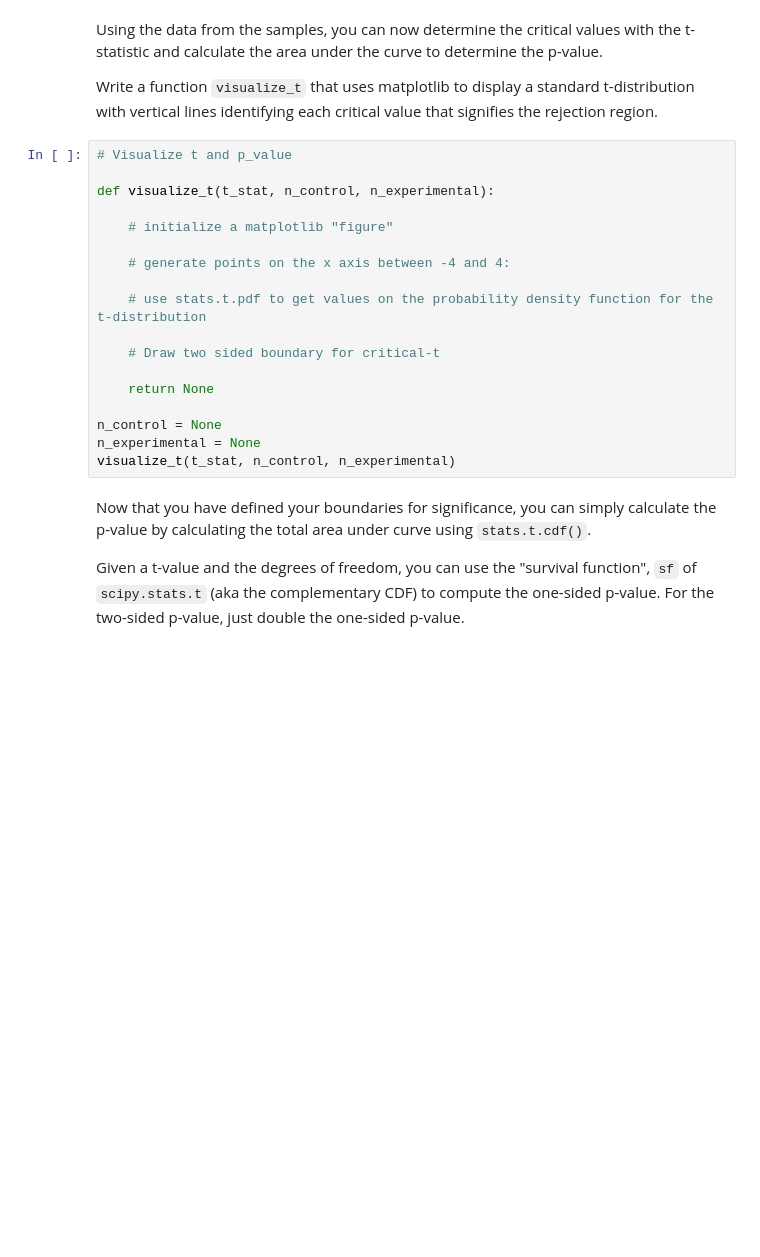
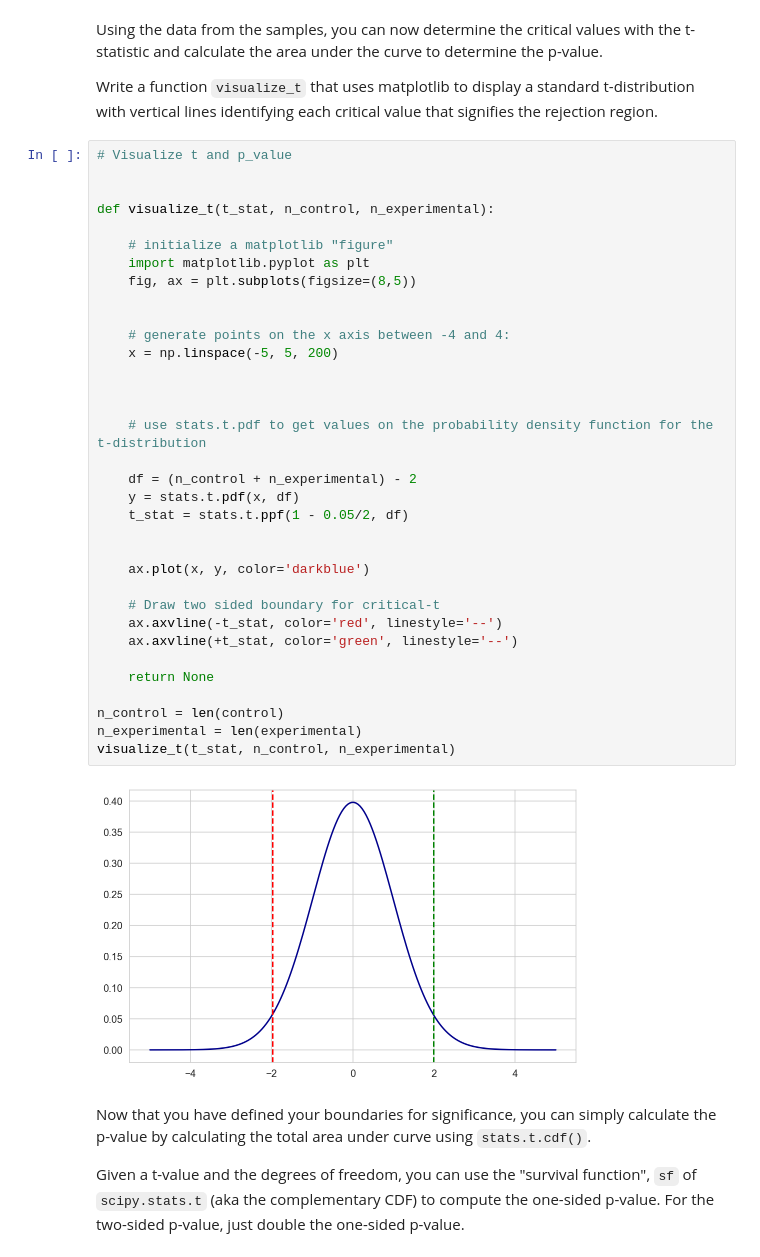
Before and after one commit to Makster04/dsc-two-sample-t-tests-lab, a Jupyter notebook: index.ipynb, the cells around one changed output. Cells and saved outputs as stored; diff of their text form; blank space fills up the shorter version.

```diff
--- a/index.ipynb
+++ b/index.ipynb
@@ -192,22 +192,40 @@ Using the data from the samples, you can now determine the critical values with
 Write a function `visualize_t` that uses matplotlib to display a standard t-distribution with vertical lines identifying each critical value that signifies the rejection region.
 # %%
 # Visualize t and p_value
+
 
 def visualize_t(t_stat, n_control, n_experimental):
 
     # initialize a matplotlib "figure"
+    import matplotlib.pyplot as plt
+    fig, ax = plt.subplots(figsize=(8,5))
+
 
     # generate points on the x axis between -4 and 4:
+    x = np.linspace(-5, 5, 200)
+
+
 
     # use stats.t.pdf to get values on the probability density function for the t-distribution
 
+    df = (n_control + n_experimental) - 2
+    y = stats.t.pdf(x, df)
+    t_stat = stats.t.ppf(1 - 0.05/2, df)
+
+
+    ax.plot(x, y, color='darkblue')
+
     # Draw two sided boundary for critical-t
+    ax.axvline(-t_stat, color='red', linestyle='--')
+    ax.axvline(+t_stat, color='green', linestyle='--')
 
     return None
 
-n_control = None
-n_experimental = None
+n_control = len(control)
+n_experimental = len(experimental)
 visualize_t(t_stat, n_control, n_experimental)
+# %% [output]
+[figure, added]
 # %% [markdown]
 Now that you have defined your boundaries for significance, you can simply calculate the p-value by calculating the total area under curve using `stats.t.cdf()`.
 
```
